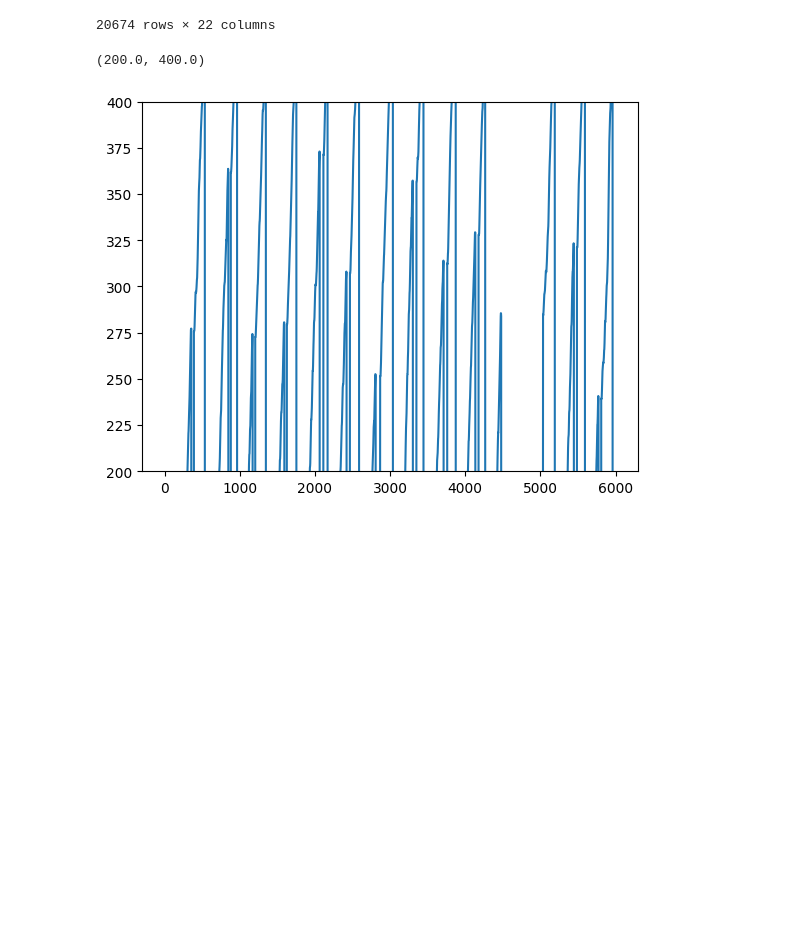
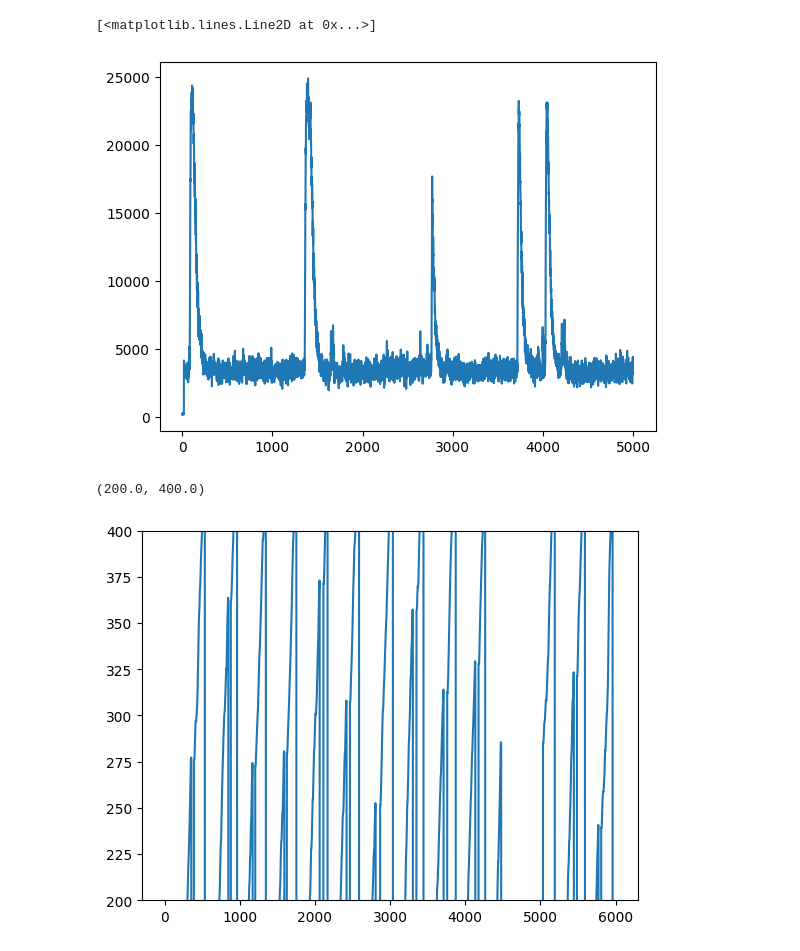
Before and after one commit to GiocomoLab/PlittGiocomo_2021, a Jupyter notebook: scratch/inspect_s2p_pkls.ipynb, the cells around one changed output. Drawn from its saved outputs; the diff is of its cells as text; code cells hidden in the pictures; blank space fills up the shorter version.

```diff
--- a/scratch/inspect_s2p_pkls.ipynb
+++ b/scratch/inspect_s2p_pkls.ipynb
@@ -84,3 +98,4 @@ with open(pkl_path, 'rb') as f:
 # %%
-data['VRDat']
+fig, ax = plt.subplots()
+ax.plot(data['dFF'][:5000,0])
 # %% [output]
@@ -99,4 +102,5 @@ data['VRDat']
-20674 rows × 22 columns
+[<matplotlib.lines.Line2D at 0x...>]
+[figure, added]
 # %%
 
 
```
Also changed, not shown: parts of 7 cells of this notebook, 7 other files.
